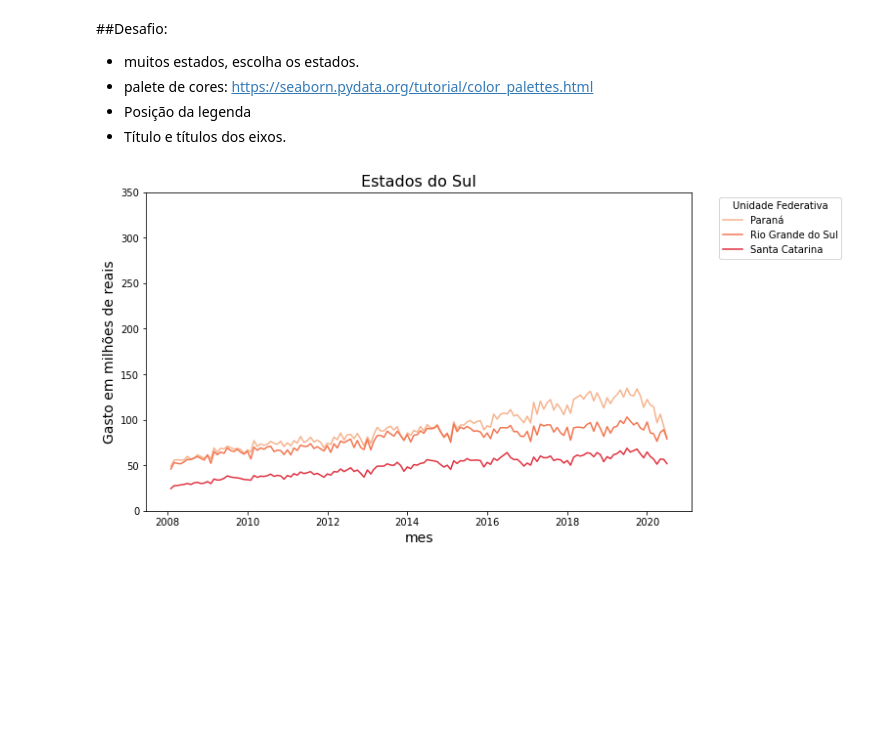
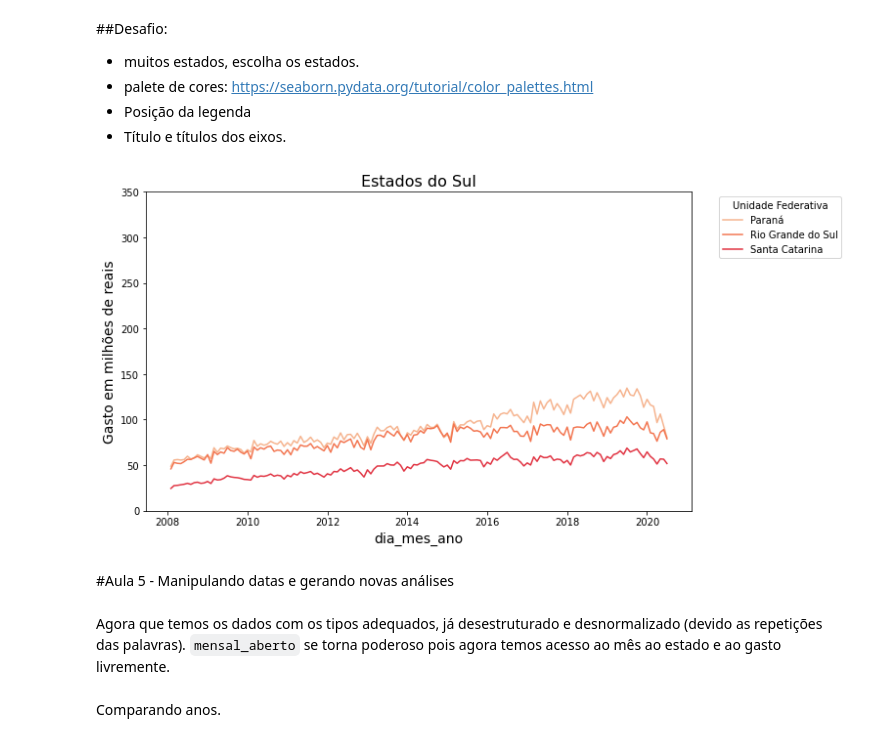
Before and after one commit to AdamStamm/bootcamp_alura, a Jupyter notebook: Notebooks/Bootcamp_Data_Science_Módulo_2.ipynb, the cells around one changed output. Cells and saved outputs as stored; diff of their text form; code cells hidden in the pictures; blank space fills up the shorter version.

```diff
--- a/Notebooks/Bootcamp_Data_Science_Módulo_2.ipynb
+++ b/Notebooks/Bootcamp_Data_Science_Módulo_2.ipynb
@@ -775,7 +775,9 @@ mensal.reset_index()
 # %%
 #"Derretendo as colunas, quebrando para que se tornem linhas"
 mensal_aberto = mensal.reset_index().melt(id_vars=['index'], value_vars=mensal.columns)
-mensal_aberto.columns = ['mes', 'uf', 'gasto']
+mensal_aberto.columns = ['dia_mes_ano', 'uf', 'gasto']
+#transformando a série em datetime (será necessário para usar o dt na aula 5)
+mensal_aberto['dia_mes_ano'] = mensal_aberto['dia_mes_ano'].astype('datetime64')
 # %%
 mensal_aberto.head()
 # %% [output]
@@ -857,6 +859,13 @@ def faz_grafico(dados,estados_selecionados, titulo,legenda,labelX,labelY,paleta)
 # %%
 sul= ['Paraná','Santa Catarina','Rio Grande do Sul']
 # %%
-faz_grafico(mensal_aberto,sul,"Estados do Sul","Unidade Federativa",'mes',"Gasto em milhões de reais","rocket_r")
+faz_grafico(mensal_aberto,sul,"Estados do Sul","Unidade Federativa",'dia_mes_ano',"Gasto em milhões de reais","rocket_r")
 # %% [output]
-[figure, old version]
+[figure, new version]
+# %% [markdown]
+#Aula 5 - Manipulando datas e gerando novas análises
+# %% [markdown]
+Agora que temos os dados com os tipos adequados, já desestruturado e desnormalizado (devido as repetições das palavras).
+`mensal_aberto` se torna poderoso pois agora temos acesso ao mês ao estado e ao gasto livremente.
+# %% [markdown]
+Comparando anos.
```
Also changed, not shown: parts of 25 cells of this notebook.
